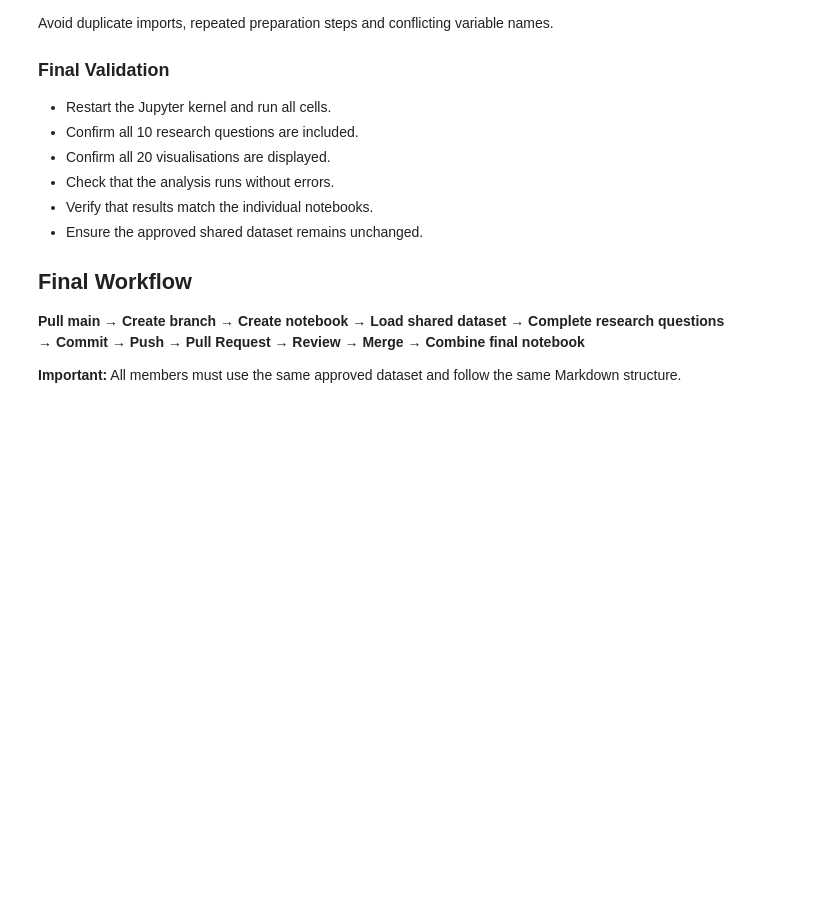
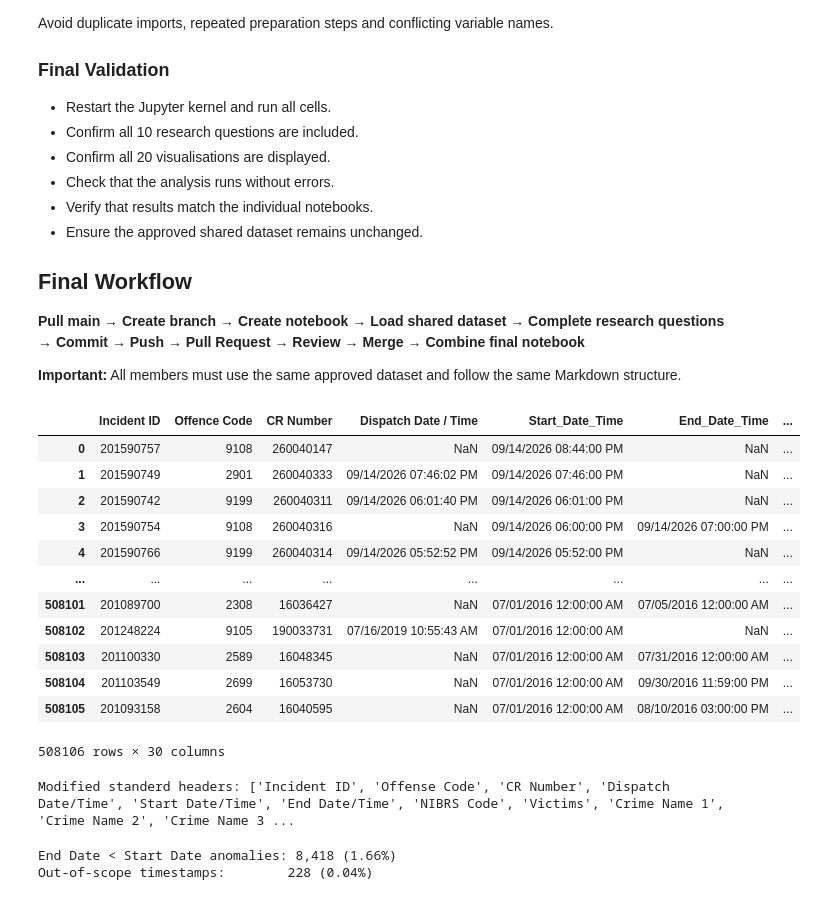
Before and after one commit to ArunaMahaGamage/MSC-AI-CW1, a Jupyter notebook: Group8-ADP.ipynb, the cells around one changed output. Drawn from its saved outputs; the diff is of its cells as text; code cells hidden in the pictures; blank space fills up the shorter version.

```diff
--- a/Group8-ADP.ipynb
+++ b/Group8-ADP.ipynb
@@ -799,3 +799,19 @@ Avoid duplicate imports, repeated preparation steps and conflicting variable nam
 **Pull main → Create branch → Create notebook → Load shared dataset → Complete research questions → Commit → Push → Pull Request → Review → Merge → Combine final notebook**
 
 **Important:** All members must use the same approved dataset and follow the same Markdown structure.
+# %%
+display(df_raw)
+# %% [output]
+|  | Incident ID | Offence Code | CR Number | Dispatch Date / Time | Start_Date_Time | End_Date_Time | ... |
+| 0 | 201590757 | 9108 | 260040147 | NaN | 09/14/2026 08:44:00 PM | NaN | ... |
+| 1 | 201590749 | 2901 | 260040333 | 09/14/2026 07:46:02 PM | 09/14/2026 07:46:00 PM | NaN | ... |
+| 2 | 201590742 | 9199 | 260040311 | 09/14/2026 06:01:40 PM | 09/14/2026 06:01:00 PM | NaN | ... |
+| 3 | 201590754 | 9108 | 260040316 | NaN | 09/14/2026 06:00:00 PM | 09/14/2026 07:00:00 PM | ... |
+| 4 | 201590766 | 9199 | 260040314 | 09/14/2026 05:52:52 PM | 09/14/2026 05:52:00 PM | NaN | ... |
+| ... | ... | ... | ... | ... | ... | ... | ... |
+| 508101 | 201089700 | 2308 | 16036427 | NaN | 07/01/2016 12:00:00 AM | 07/05/2016 12:00:00 AM | ... |
+| 508102 | 201248224 | 9105 | 190033731 | 07/16/2019 10:55:43 AM | 07/01/2016 12:00:00 AM | NaN | ... |
+| 508103 | 201100330 | 2589 | 16048345 | NaN | 07/01/2016 12:00:00 AM | 07/31/2016 12:00:00 AM | ... |
+| 508104 | 201103549 | 2699 | 16053730 | NaN | 07/01/2016 12:00:00 AM | 09/30/2016 11:59:00 PM | ... |
+| 508105 | 201093158 | 2604 | 16040595 | NaN | 07/01/2016 12:00:00 AM | 08/10/2016 03:00:00 PM | ... |
+508106 rows × 30 columns
@@ -801,0 +837,18 @@ Avoid duplicate imports, repeated preparation steps and conflicting variable nam
+# %%
+total_raw_rows = len(df)
+print("Modified standerd headers:", df.columns.tolist())
+# %% [output]
+Modified standerd headers: ['Incident ID', 'Offense Code', 'CR Number', 'Dispatch Date/Time', 'Start Date/Time', 'End Date/Time', 'NIBRS Code', 'Victims', 'Crime Name 1', 'Crime Name 2', 'Crime Name 3 ...
+# %%
+# 3. Date Parsing & Temporal Consistency Check
+date_cols = ["Dispatch Date/Time", "Start Date/Time", "End Date/Time"]
+for col in date_cols:
+    df[col] = pd.to_datetime(df[col], format="%m/%d/%Y %I:%M:%S %p", errors="coerce")
+
+invalid_end = (df["End Date/Time"] < df["Start Date/Time"]).sum()
+out_of_scope = ((df["Start Date/Time"] < "2016-07-01") | (df["Start Date/Time"] > "2026-09-10 23:59:59")).sum()
+print(f"End Date < Start Date anomalies: {invalid_end:,} ({invalid_end/total_raw_rows*100:.2f}%)")
+print(f"Out-of-scope timestamps:        {out_of_scope:,} ({out_of_scope/total_raw_rows*100:.2f}%)")
+# %% [output]
+End Date < Start Date anomalies: 8,418 (1.66%)
+Out-of-scope timestamps:        228 (0.04%)
```
Also changed, not shown: parts of 12 cells of this notebook.
